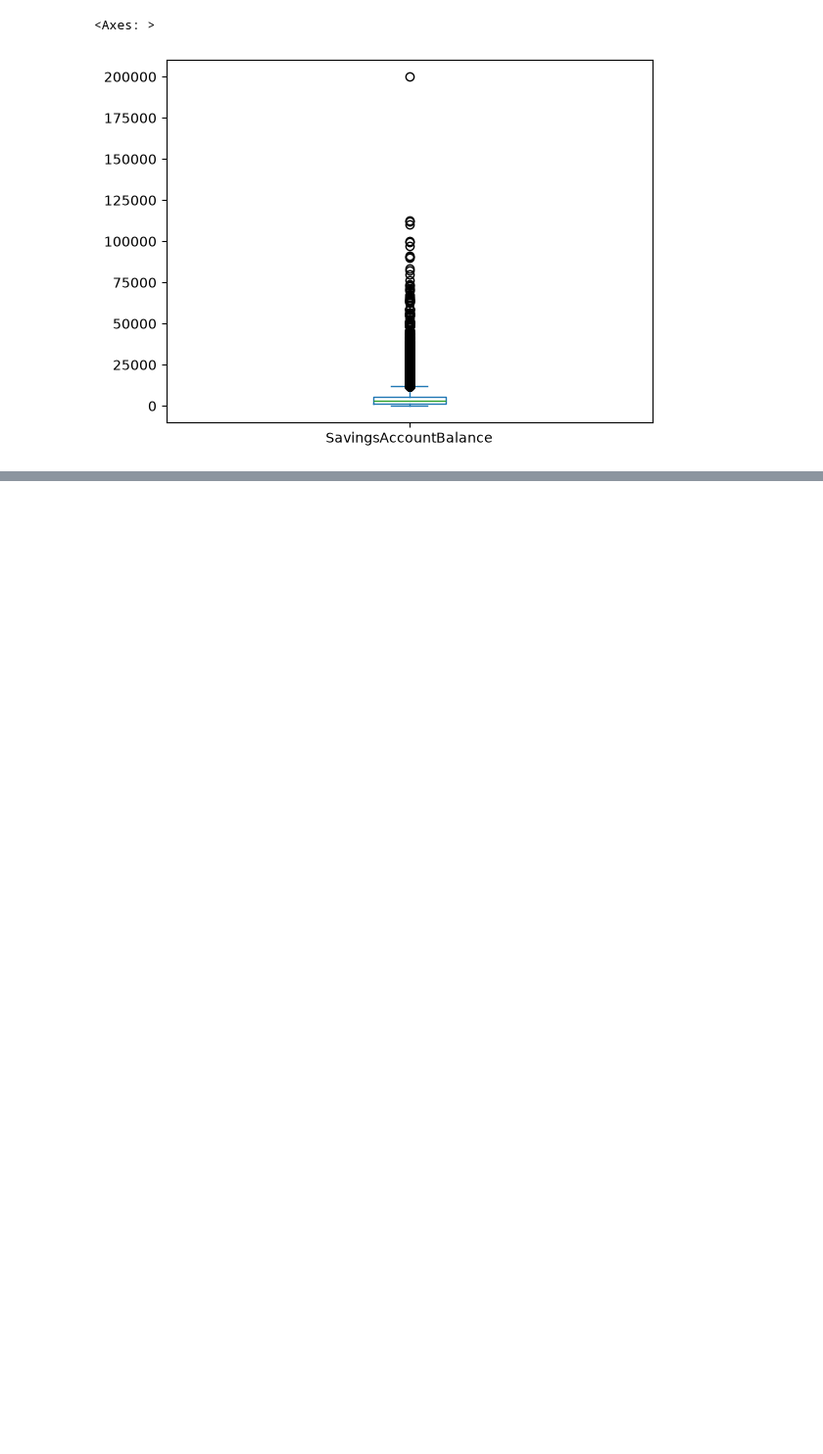
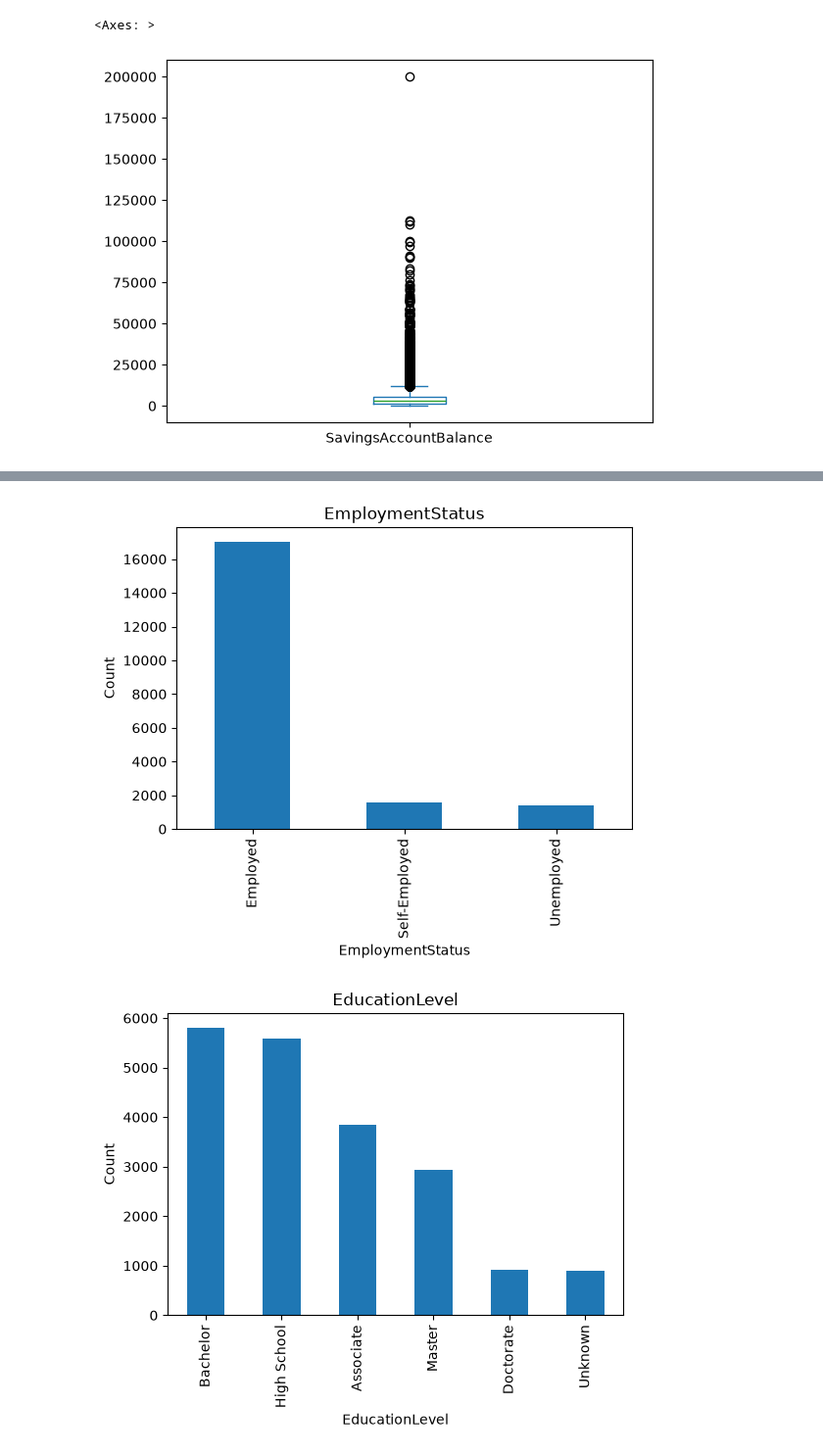
Before and after one commit to franciswairagu/financial-loan-risk, a Jupyter notebook: financial_loan_risk.ipynb, the cells around one changed output, grey strips where cells are left out. Shown at 98% size. Cells and saved outputs as stored; diff of their text form; code cells hidden in the pictures; blank space fills up the shorter version.

```diff
--- a/financial_loan_risk.ipynb
+++ b/financial_loan_risk.ipynb
@@ -342,0 +341,14 @@ None
+# %%
+categorical_cols = df.select_dtypes(include="object").columns
+
+for col in categorical_cols:
+    plt.figure(figsize=(6, 4))
+
+    df[col].value_counts().plot(kind="bar")
+    plt.title(col)
+    plt.ylabel("Count")
+
+    plt.show()
+# %% [output]
+[figure, added]
+[figure, added]
```
Also changed, not shown: parts of 63 cells of this notebook.
